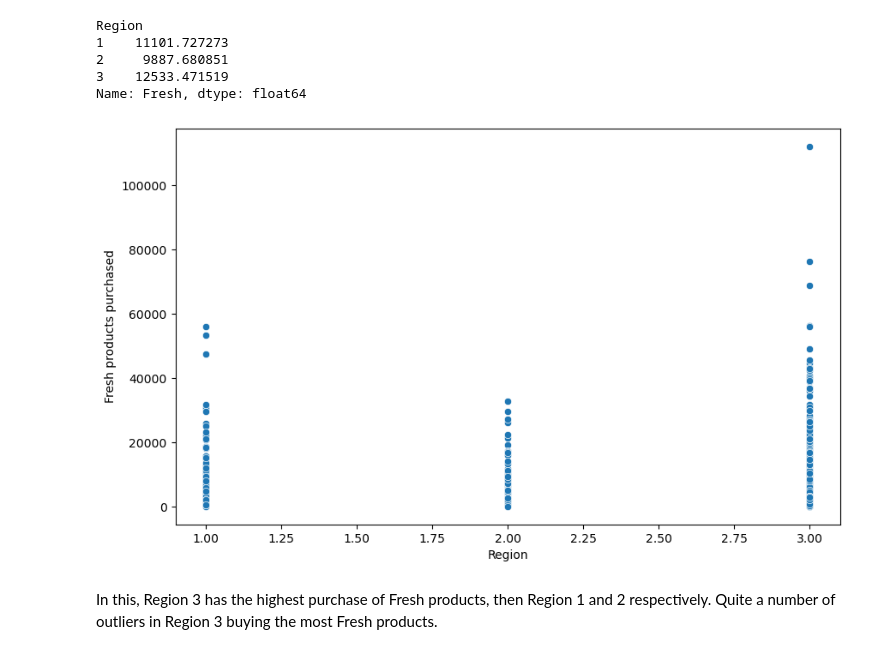
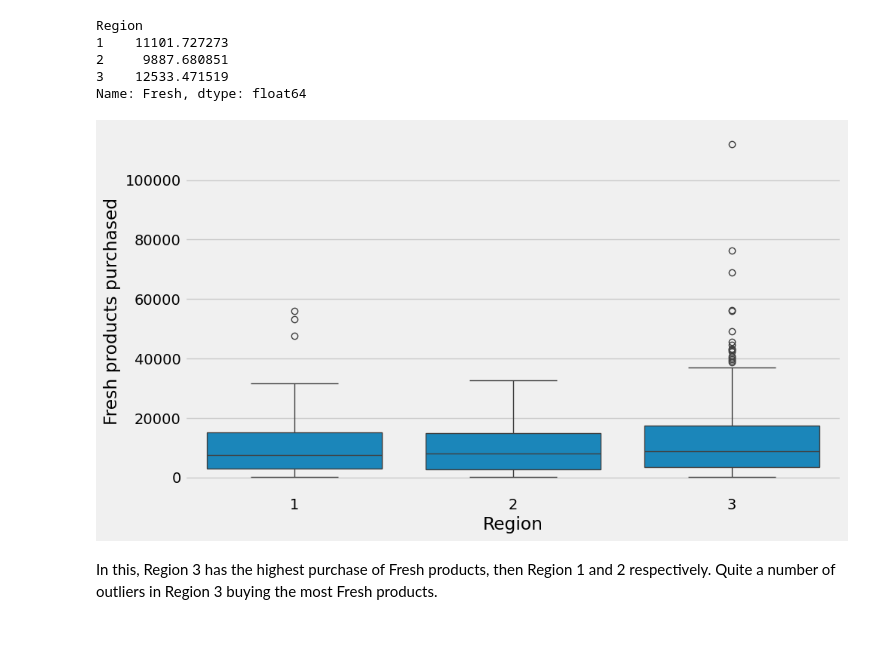
Before and after one commit to diB-dev24/project-Kastomaa, a Jupyter notebook: Project Kastomaa.ipynb, the cells around one changed output. Cells and saved outputs as stored; diff of their text form; code cells hidden in the pictures.

```diff
--- a/Project Kastomaa.ipynb
+++ b/Project Kastomaa.ipynb
@@ -183,15 +183,15 @@ Name: Fresh, dtype: float64
 # %%
 # Lets plot this out
 X = df['Region']
 y = df['Fresh']
 
 plt.figure(figsize=(10, 6))
-sns.scatterplot(x=X, y=y)
+sns.boxplot(x=X, y=y)
 plt.xlabel('Region')
 plt.ylabel('Fresh products purchased')
 plt.show()
 # %% [output]
-[figure, old version]
+[figure, new version]
 # %% [markdown]
 In this, Region 3 has the highest purchase of Fresh products, then Region 1 and 2 respectively. Quite a number of outliers in Region 3 buying the most Fresh products.
 # %%
```
Also changed, not shown: parts of 8 cells of this notebook.
